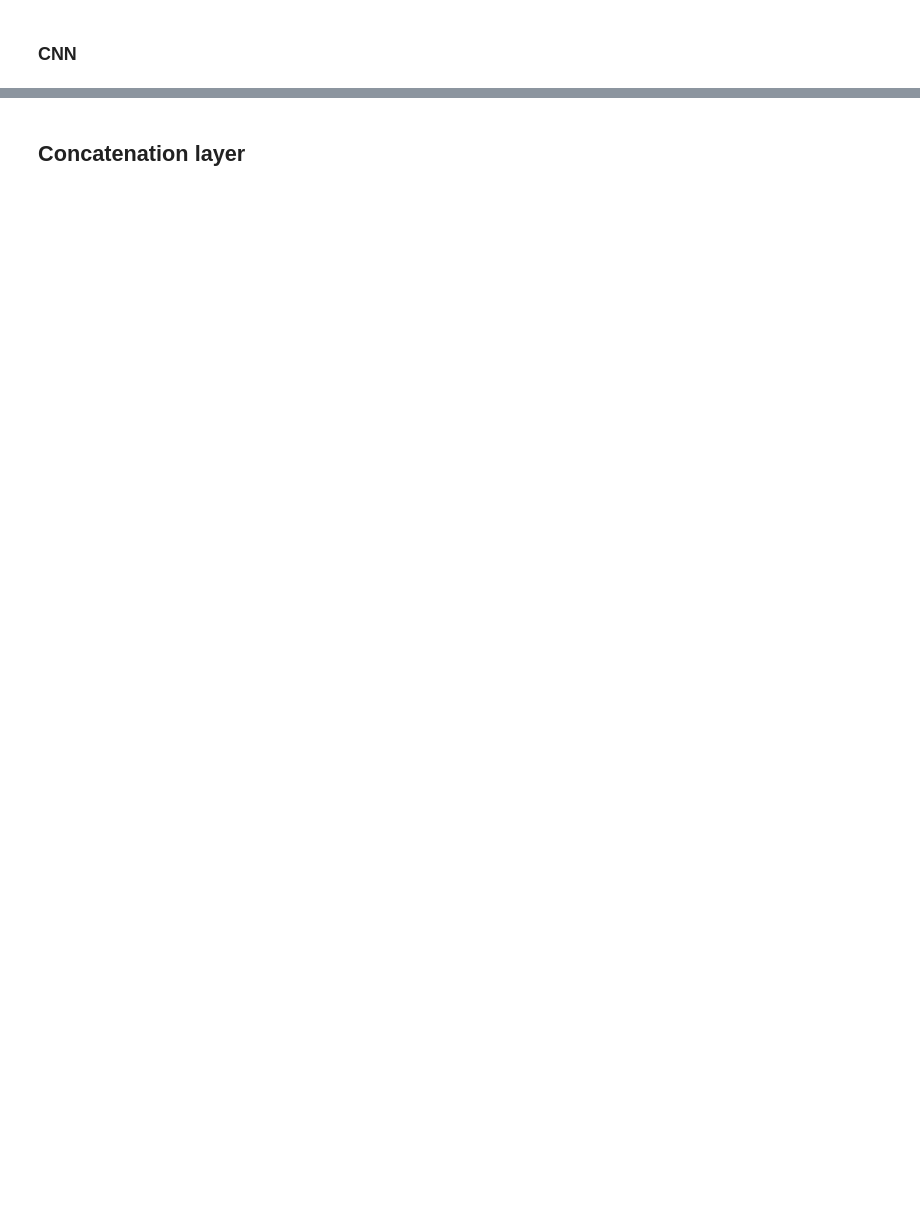
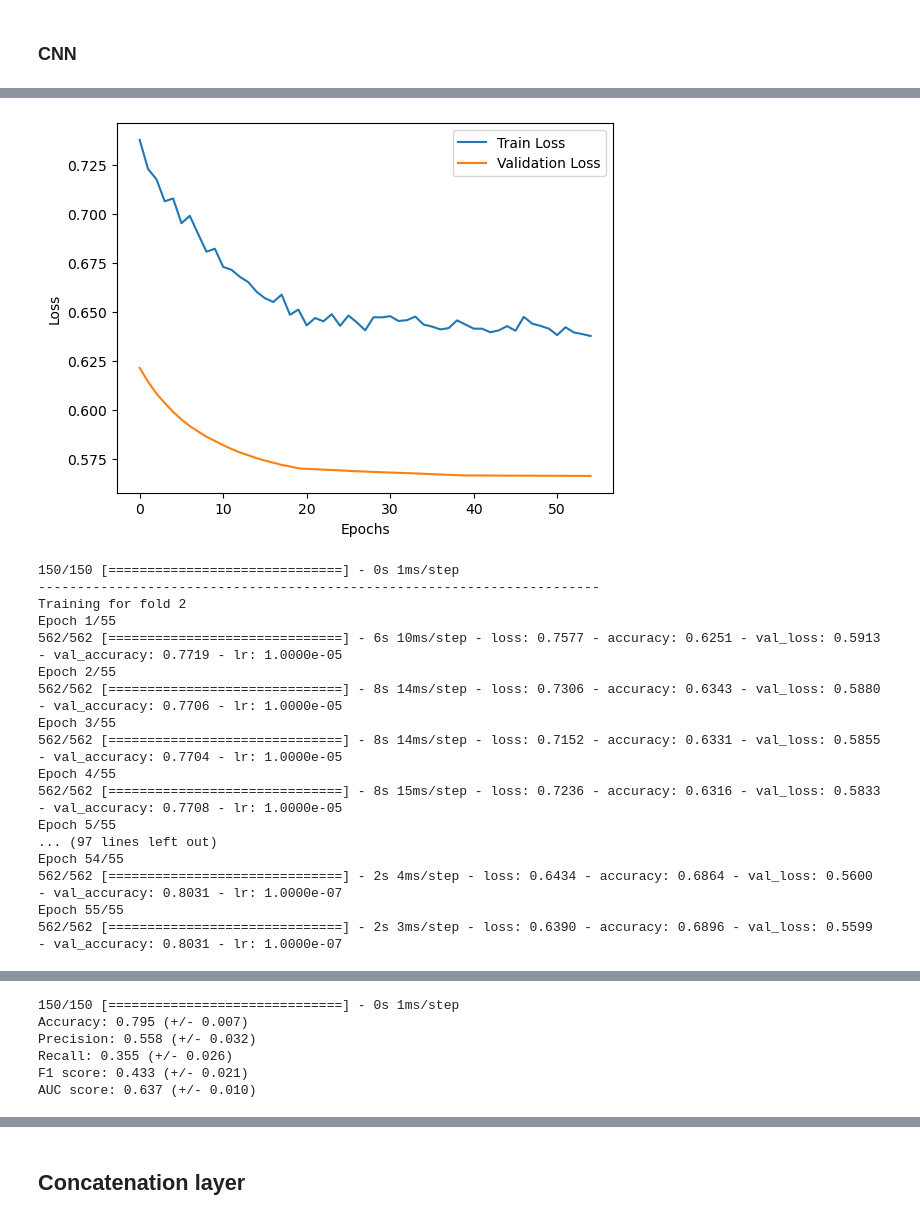
Before and after one commit to DSkapinakis/credit-card-default-deep-learning, a Jupyter notebook: Organised.ipynb, the cells around one changed output, grey strips where cells are left out. Saved outputs shown, nothing was run; the diff lists cells and outputs as text; code cells hidden in the pictures; blank space fills up the shorter version.

```diff
--- a/Organised.ipynb
+++ b/Organised.ipynb
@@ -930,22 +1377,26 @@ f1_scores = []
 AUC_scores = []
 
 fold_no = 1
-for train_index, test_index in kf.split(inputs, targets):
-    X_train_dl, X_test_dl = inputs.iloc[train_index,:], inputs.iloc[test_index,:]
-    y_train_dl, y_test_dl = targets.iloc[train_index], targets[test_index]
+for train_index, test_index in kf.split(X_train, y_train):
+    X_train_dl, X_test_dl = X_train.iloc[train_index,:], X_train.iloc[test_index,:]
+    y_train_dl, y_test_dl = y_train.iloc[train_index], y_train.iloc[test_index]
 
     # Perform preprocessing steps on X_train_dl
-    # (scaling numerical features, one-hot encoding categorical features, etc.)
-    X_train_dl_preprocessed = enc.fit_transform(X_train_dl)
-    X_test_dl_preprocessed = enc.transform(X_test_dl)
+    X_train_dl_preprocessed = enc_dl.fit_transform(X_train_dl)
+    X_test_dl_preprocessed = enc_dl.transform(X_test_dl)
 
     # Apply SMOTE and undersampling to address class imbalance
+    from imblearn.pipeline import Pipeline
     over = SMOTE(sampling_strategy=0.4)
     under = RandomUnderSampler(sampling_strategy=0.5)
     steps = [('o',over),('u',under)]
-    pipeline = Pipeline(steps=steps)
+    pipe = Pipeline(steps=steps)
 
-    X_train_dl_resampled, y_train_dl_resampled =  pipeline.fit_resample(X_train_dl_preprocessed, y_train_dl)
+    X_train_dl_resampled, y_train_dl_resampled =  pipe.fit_resample(X_train_dl_preprocessed, y_train_dl)
+
+    round_cols = ['SEX','PAY_1', 'PAY_2', 'PAY_3', 'PAY_4', 'PAY_5','PAY_6'] + X_train_dl_resampled.filter(like='EDUCATION').columns.to_list() + X_train_dl_resampled.filter(like='MARRIAGE').columns.to_list()
+    for col in round_cols:
+        X_train_dl_resampled[col] = X_train_dl_resampled[col].round()
 
     # Split training data into static and temporal features
     # Perform any necessary reshaping or transformations
@@ -979,33 +1430,51 @@ for train_index, test_index in kf.split(inputs, targets):
     y_train_dl_resampled = y_train_dl_resampled.to_numpy()
     y_test_dl = y_test_dl.to_numpy()
 
-    # Build and compile your LSTM model
+
+    # Build and compile CNN model
     num_time_steps, num_features = stacked_train.shape[1], stacked_train.shape[2]
 
     # Define the CNN model
     cnn_model = Sequential()
-    cnn_model.add(Conv1D(filters=16, kernel_size=3, activation='relu',padding='same', input_shape=(num_time_steps, num_features)))
+    cnn_model.add(Conv1D(filters=16, kernel_size=5, activation='relu',padding='same', input_shape=(num_time_steps, num_features)))
     cnn_model.add(MaxPooling1D(pool_size=3))
-    cnn_model.add(Conv1D(filters=32, padding='same', kernel_size=2, activation='relu'))
+    cnn_model.add(Conv1D(filters=32, padding='same', kernel_size=3, activation='relu'))
     cnn_model.add(MaxPooling1D(pool_size=2))
     cnn_model.add(Flatten())
     cnn_model.add(Dropout(0.7))
     cnn_model.add(Dense(1, activation='sigmoid'))
 
+    initial_learning_rate = 0.00001  # Initial learning rate
+    decay_rate = 0.1  # Decay rate
+    decay_steps = 20  # Decay steps (number of steps before applying decay)
+    epochs = 55
 
-    cnn_model.compile(loss='binary_crossentropy', optimizer=Adam(learning_rate=0.0001), metrics=['accuracy'])
+    def learning_rate_scheduler(epoch):
+        return initial_learning_rate * decay_rate ** (epoch // decay_steps)
+
+    cnn_model.compile(loss='binary_crossentropy', optimizer=Adam(learning_rate = initial_learning_rate), metrics=['accuracy'])
+
+    lr_scheduler = LearningRateScheduler(learning_rate_scheduler)
 
     print('------------------------------------------------------------------------')
     print(f'Training for fold {fold_no}')
 
     # Train the model
-    epochs = 20
-    batch_size = 64
+
+    batch_size = 32
 
     # Train the model
-    cnn_model.fit(stacked_train, y_train_dl_resampled, epochs=epochs, batch_size=batch_size, validation_data=(stacked_test, y_test_dl),shuffle=False)
+    history = cnn_model.fit(stacked_train, y_train_dl_resampled, epochs=epochs, batch_size=batch_size, validation_data=(stacked_test, y_test_dl),shuffle=False,callbacks=[lr_scheduler])
 
-    y_pred_probs = model.predict(stacked_test)
+    # Plot the loss on train vs validate tests
+    plt.plot(history.history['loss'], label='Train Loss')
+    plt.plot(history.history['val_loss'], label='Validation Loss')
+    plt.xlabel('Epochs')
+    plt.ylabel('Loss')
+    plt.legend()
+    plt.show()
+
+    y_pred_probs = cnn_model.predict(stacked_test)
     y_pred = (y_pred_probs>=0.5).astype(int)
 
     accuracy =  accuracy_score(y_test_dl,y_pred)
@@ -1049,0 +1519,18 @@ AUC score: 0.500 (+/- 0.004)
+[figure, added]
+150/150 [==============================] - 0s 1ms/step
+------------------------------------------------------------------------
+Training for fold 2
+Epoch 1/55
+562/562 [==============================] - 6s 10ms/step - loss: 0.7577 - accuracy: 0.6251 - val_loss: 0.5913 - val_accuracy: 0.7719 - lr: 1.0000e-05
+Epoch 2/55
+562/562 [==============================] - 8s 14ms/step - loss: 0.7306 - accuracy: 0.6343 - val_loss: 0.5880 - val_accuracy: 0.7706 - lr: 1.0000e-05
+Epoch 3/55
+562/562 [==============================] - 8s 14ms/step - loss: 0.7152 - accuracy: 0.6331 - val_loss: 0.5855 - val_accuracy: 0.7704 - lr: 1.0000e-05
+Epoch 4/55
+562/562 [==============================] - 8s 15ms/step - loss: 0.7236 - accuracy: 0.6316 - val_loss: 0.5833 - val_accuracy: 0.7708 - lr: 1.0000e-05
+Epoch 5/55
+... (97 lines left out)
+Epoch 54/55
+562/562 [==============================] - 2s 4ms/step - loss: 0.6434 - accuracy: 0.6864 - val_loss: 0.5600 - val_accuracy: 0.8031 - lr: 1.0000e-07
+Epoch 55/55
+562/562 [==============================] - 2s 3ms/step - loss: 0.6390 - accuracy: 0.6896 - val_loss: 0.5599 - val_accuracy: 0.8031 - lr: 1.0000e-07
@@ -1049,0 +1592,6 @@ AUC score: 0.500 (+/- 0.004)
+150/150 [==============================] - 0s 1ms/step
+Accuracy: 0.795 (+/- 0.007)
+Precision: 0.558 (+/- 0.032)
+Recall: 0.355 (+/- 0.026)
+F1 score: 0.433 (+/- 0.021)
+AUC score: 0.637 (+/- 0.010)
```
Also changed, not shown: parts of 100 cells of this notebook.
